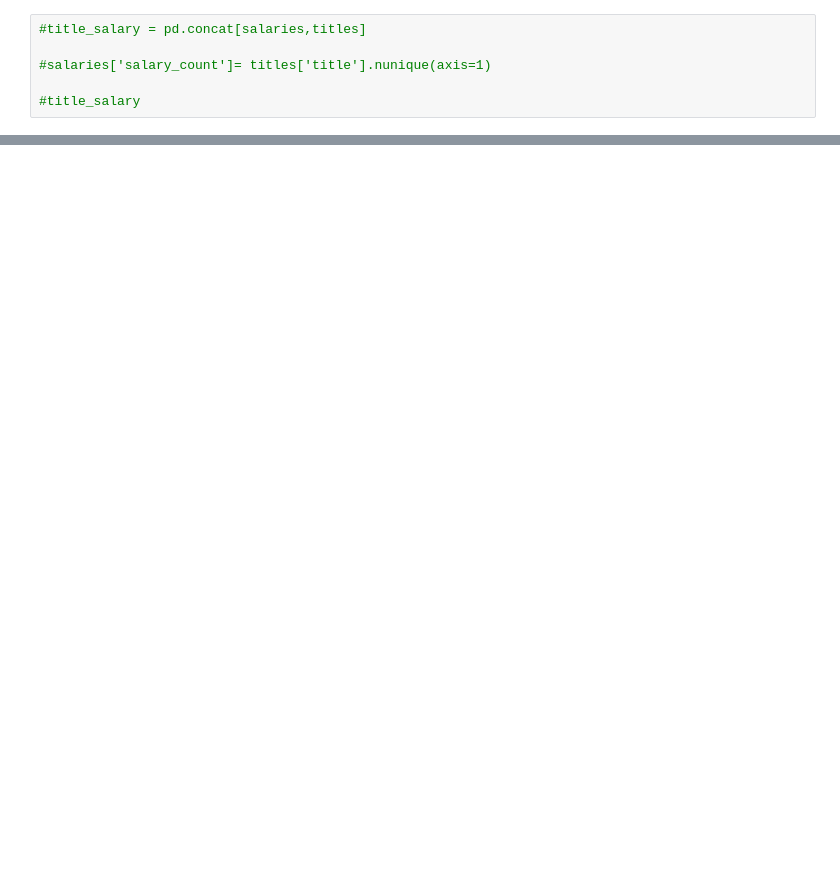
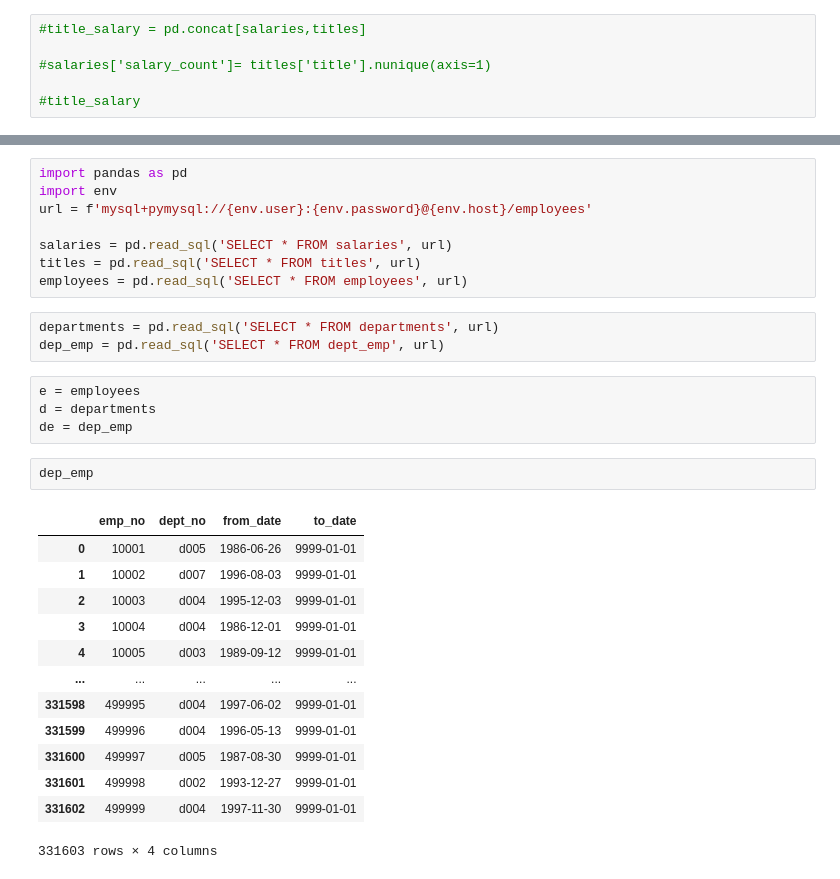
Before and after one commit to jeneyring/Stats, a Jupyter notebook: hypothesis_testing.ipynb, the cells around one changed output, grey strips where cells are left out. Cells and saved outputs as stored; diff of their text form; blank space fills up the shorter version.

```diff
--- a/hypothesis_testing.ipynb
+++ b/hypothesis_testing.ipynb
@@ -418,0 +381,31 @@ df_jobs
+# %%
+import pandas as pd
+import env
+url = f'mysql+pymysql://{env.user}:{env.password}@{env.host}/employees'
+
+salaries = pd.read_sql('SELECT * FROM salaries', url)
+titles = pd.read_sql('SELECT * FROM titles', url)
+employees = pd.read_sql('SELECT * FROM employees', url)
+# %%
+departments = pd.read_sql('SELECT * FROM departments', url)
+dep_emp = pd.read_sql('SELECT * FROM dept_emp', url)
+# %%
+e = employees
+d = departments
+de = dep_emp
+# %%
+dep_emp
+# %% [output]
+|  | emp_no | dept_no | from_date | to_date |
+| 0 | 10001 | d005 | 1986-06-26 | 9999-01-01 |
+| 1 | 10002 | d007 | 1996-08-03 | 9999-01-01 |
+| 2 | 10003 | d004 | 1995-12-03 | 9999-01-01 |
+| 3 | 10004 | d004 | 1986-12-01 | 9999-01-01 |
+| 4 | 10005 | d003 | 1989-09-12 | 9999-01-01 |
+| ... | ... | ... | ... | ... |
+| 331598 | 499995 | d004 | 1997-06-02 | 9999-01-01 |
+| 331599 | 499996 | d004 | 1996-05-13 | 9999-01-01 |
+| 331600 | 499997 | d005 | 1987-08-30 | 9999-01-01 |
+| 331601 | 499998 | d002 | 1993-12-27 | 9999-01-01 |
+| 331602 | 499999 | d004 | 1997-11-30 | 9999-01-01 |
+331603 rows × 4 columns
```
Also changed, not shown: parts of 45 cells of this notebook.
